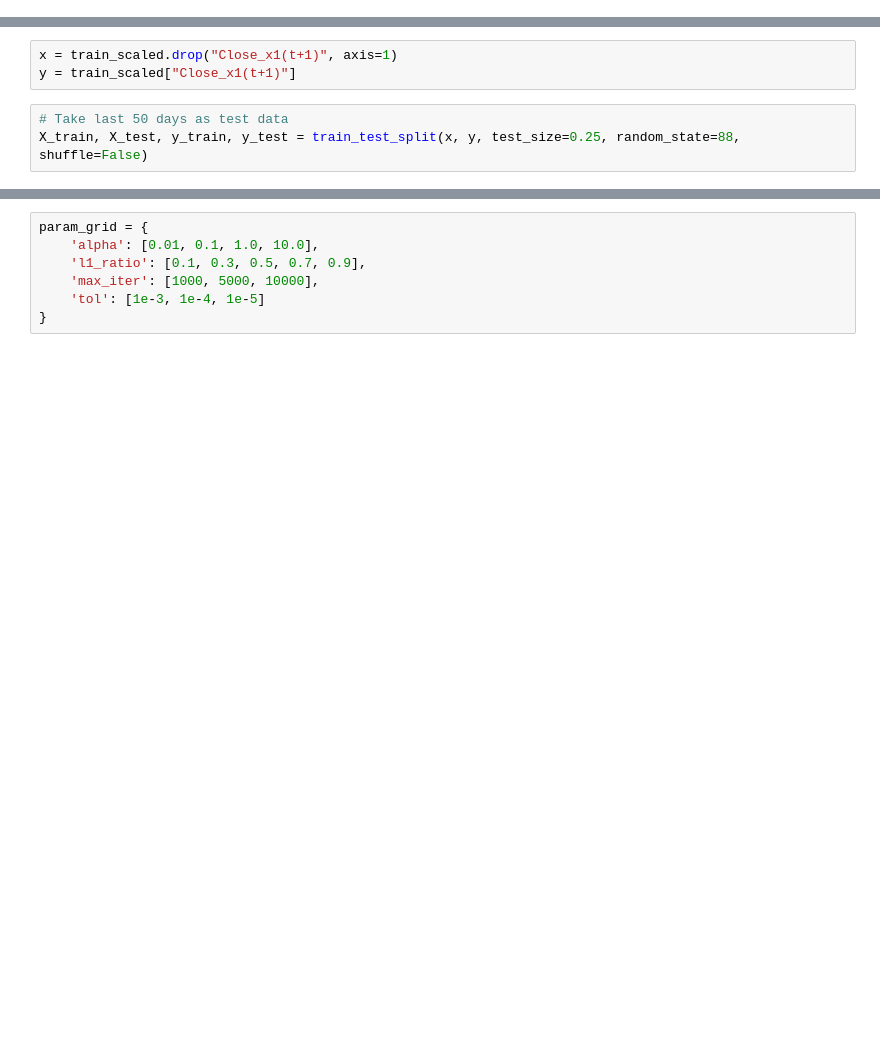
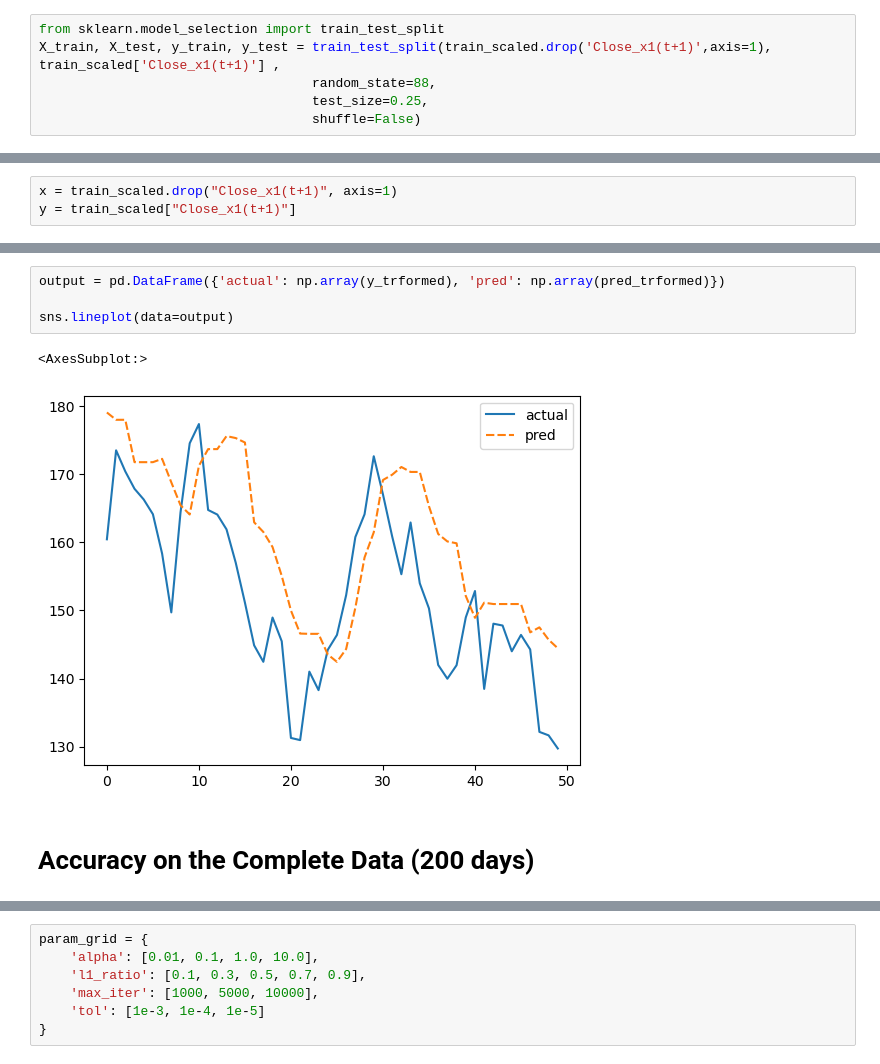
Before and after one commit to HsinZhengWei/BT4222, a Jupyter notebook: ElasticNet.ipynb, the cells around one changed output, grey strips where cells are left out. Cells and saved outputs as stored; diff of their text form; blank space fills up the shorter version.

```diff
--- a/ElasticNet.ipynb
+++ b/ElasticNet.ipynb
@@ -118,0 +210,6 @@ train_scaled.head()
+# %%
+from sklearn.model_selection import train_test_split
+X_train, X_test, y_train, y_test = train_test_split(train_scaled.drop('Close_x1(t+1)',axis=1), train_scaled['Close_x1(t+1)'] ,
+                                   random_state=88,
+                                   test_size=0.25,
+                                   shuffle=False)
@@ -119,6 +220,3 @@ train_scaled.head()
 # %%
 x = train_scaled.drop("Close_x1(t+1)", axis=1)
 y = train_scaled["Close_x1(t+1)"]
-# %%
-# Take last 50 days as test data
-X_train, X_test, y_train, y_test = train_test_split(x, y, test_size=0.25, random_state=88, shuffle=False)
@@ -129,0 +252,9 @@ ab_performance_tracker = pd.DataFrame(columns=["MAE", "MSE", "RMSE", "R2"])
+# %%
+output = pd.DataFrame({'actual': np.array(y_trformed), 'pred': np.array(pred_trformed)})
+
+sns.lineplot(data=output)
+# %% [output]
+<AxesSubplot:>
+[figure, added]
+# %% [markdown]
+# Accuracy on the Complete Data (200 days)
```
Also changed, not shown: parts of 37 cells of this notebook.
